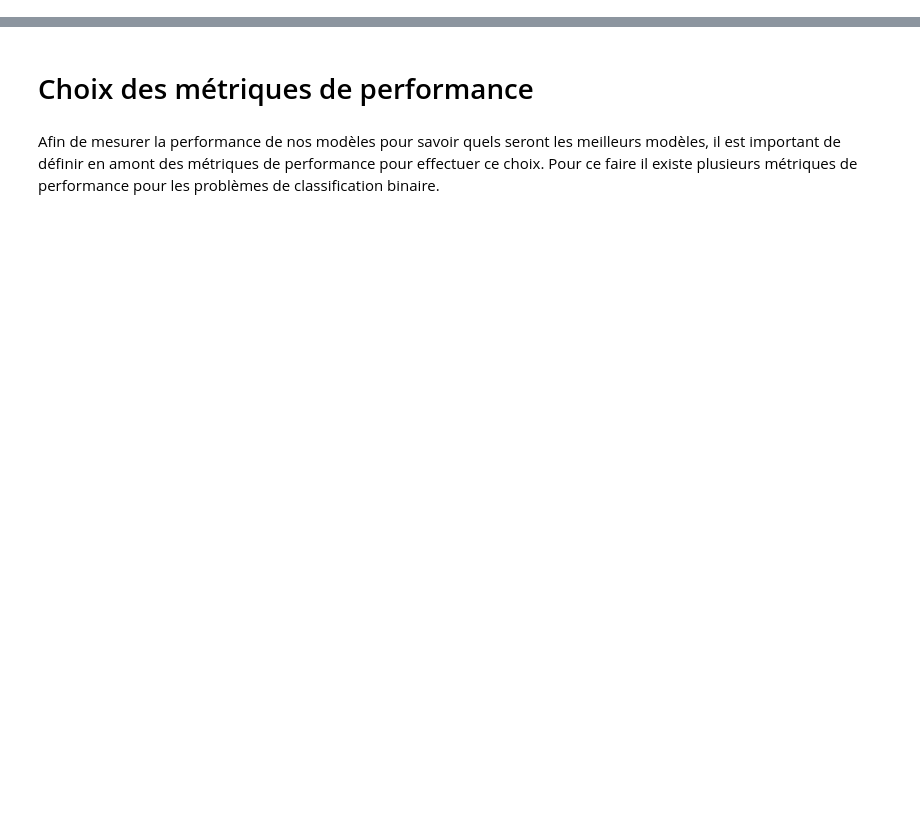
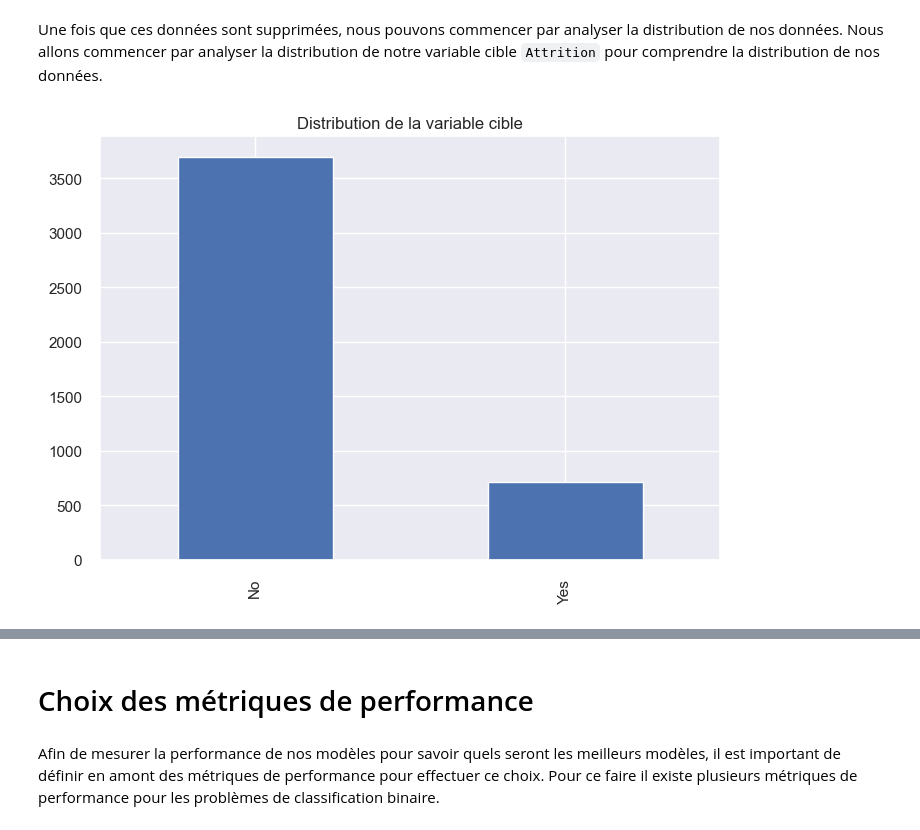
Before and after one commit to Victorien-Goudeau/HumanForYou, a Jupyter notebook: HumanForYou/HumanForYouProject.ipynb, the cells around one changed output, grey strips where cells are left out. Saved outputs shown, nothing was run; the diff lists cells and outputs as text; code cells hidden in the pictures; blank space fills up the shorter version.

```diff
--- a/HumanForYou/HumanForYouProject.ipynb
+++ b/HumanForYou/HumanForYouProject.ipynb
@@ -200,0 +190,2 @@ X
+# %%
+human_for_you_df = pd.merge(human_for_you_df, presence_indicator, on = 'EmployeeID', how = 'inner')
@@ -200,0 +220,12 @@ X
+# %%
+environmentSatisfactionMedian = human_for_you_df.EnvironmentSatisfaction.median()
+jobSatisfactionMedian = human_for_you_df.JobSatisfaction.median()
+workLifeBalanceMedian = human_for_you_df.WorkLifeBalance.median()
+totalWorkingYears_median = human_for_you_df['TotalWorkingYears'].median()
+numCompaniesWorked_median = human_for_you_df['NumCompaniesWorked'].median()
+# %%
+human_for_you_df['EnvironmentSatisfaction'].fillna(environmentSatisfactionMedian, inplace = True)
+human_for_you_df['JobSatisfaction'].fillna(jobSatisfactionMedian, inplace = True)
+human_for_you_df['WorkLifeBalance'].fillna(workLifeBalanceMedian, inplace = True)
+human_for_you_df['TotalWorkingYears'].fillna(totalWorkingYears_median, inplace = True)
+human_for_you_df['NumCompaniesWorked'].fillna(numCompaniesWorked_median, inplace = True)
@@ -200,0 +266,10 @@ X
+# %%
+human_for_you_df.drop(columns=['Over18', 'MaritalStatus', 'Gender', 'Age'], inplace=True)
+# %% [markdown]
+Une fois que ces données sont supprimées, nous pouvons commencer par analyser la distribution de nos données. Nous allons commencer par analyser la distribution de notre variable cible `Attrition` pour comprendre la distribution de nos données.
+# %%
+human_for_you_df['Attrition'].value_counts().plot(kind='bar')
+plt.title('Distribution de la variable cible')
+plt.show()
+# %% [output]
+[figure, added]
```
Also changed, not shown: parts of 138 cells of this notebook.
